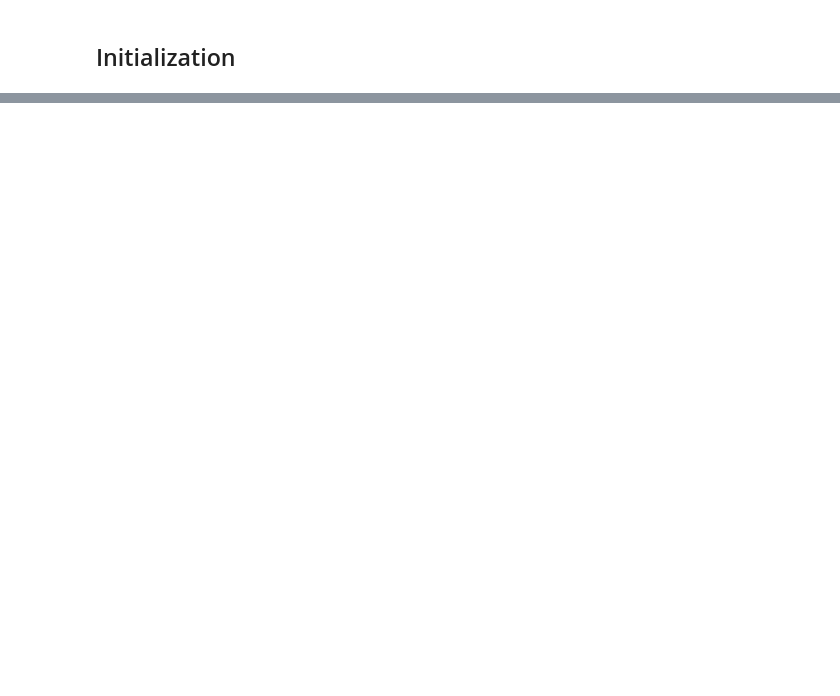
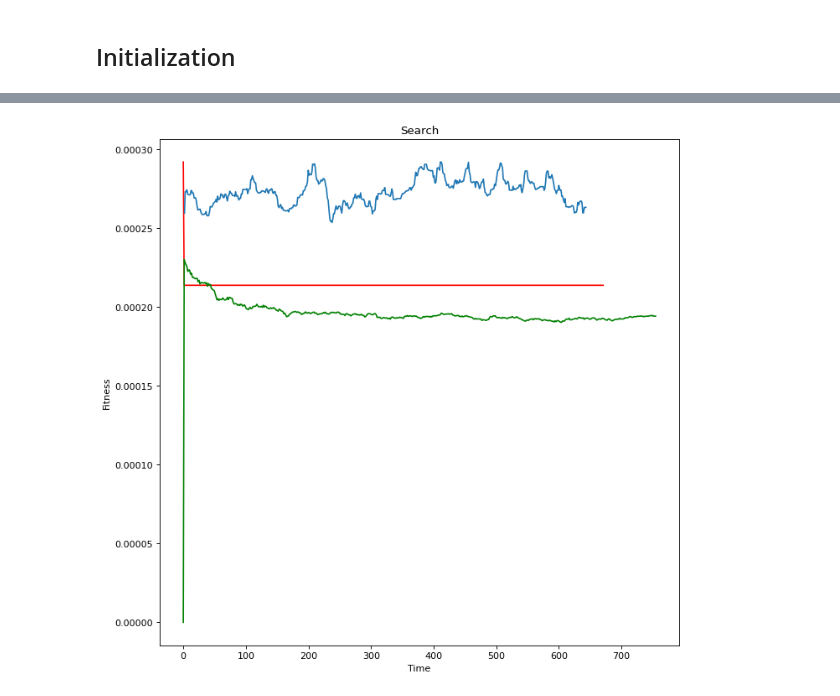
Before and after one commit to hunzlahmalik/exam-scheduler, a Jupyter notebook: src/exam_scheduler.ipynb, the cells around one changed output, grey strips where cells are left out. Cells and saved outputs as stored; diff of their text form; code cells hidden in the pictures; blank space fills up the shorter version.

```diff
--- a/src/exam_scheduler.ipynb
+++ b/src/exam_scheduler.ipynb
@@ -665,2 +951,5 @@ table
 # %% [markdown]
 ## Initialization
+# %%
+new_best, localfitness = local_search(iterator=500)
+new_best
@@ -666,0 +983,9 @@ table
+# %%
+# printing time vs the fitness for Local Search
+localfitness = np.array(localfitness)
+plt.figure(figsize=(10, 10), dpi=80)
+plt.title("Local Search")
+plt.xlabel("Time")
+plt.ylabel("Fitness")
+plt.plot(localfitness[:, 0], localfitness[:, 1])
+plt.show()
@@ -666,0 +1038,12 @@ table
+# %%
+# printing time vs the fitness
+plt.figure(figsize=(10, 10), dpi=80)
+plt.title("Search")
+plt.xlabel("Time")
+plt.ylabel("Fitness")
+plt.plot(hybridfitness[:, 0], hybridfitness[:, 1],color ="red")
+plt.plot(localfitness[:, 0], localfitness[:, 1], color = "green")
+plt.plot(geneticfitness[:, 0], geneticfitness[:, 1])
+plt.show()
+# %% [output]
+[figure, added]
```
Also changed, not shown: parts of 42 cells of this notebook, 9 other files.
